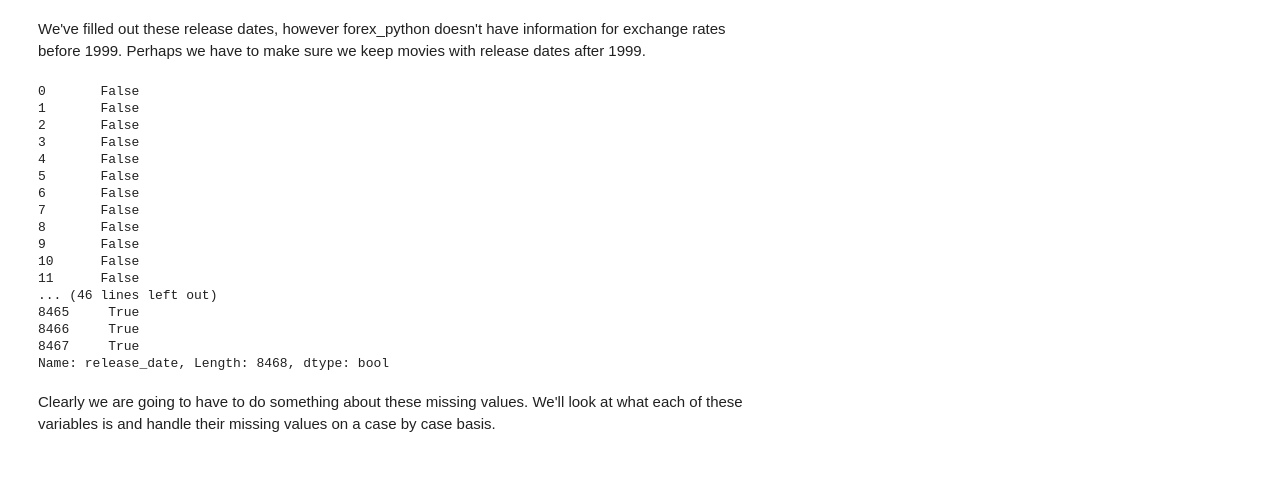
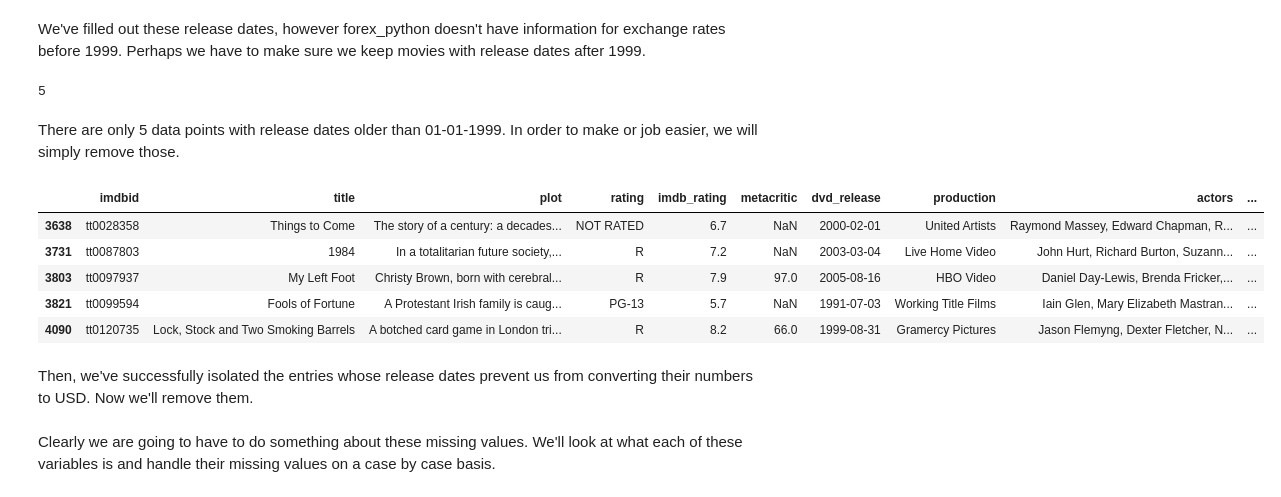
Before and after one commit to devinthai/NBCUniversal, a Jupyter notebook: Data Cleaning.ipynb, the cells around one changed output. Cells and saved outputs as stored; diff of their text form; code cells hidden in the pictures; blank space fills up the shorter version.

Commit message:
Isolated dates that cannot be converted with forex_python

```diff
--- a/Data Cleaning.ipynb
+++ b/Data Cleaning.ipynb
@@ -402,23 +402,24 @@ See the caveats in the documentation: http://pandas.pydata.org/pandas-docs/stabl
 We've filled out these release dates, however forex_python doesn't have information for exchange rates before 1999. Perhaps we have to make sure we keep movies with release dates after 1999.
 # %%
 dates = data[gross.str.contains('GBP')]['release_date']
-data['release_date']>'1999-01-01'
+#sum(data['release_date']<'1999-01-01')
+sum(dates<'1999-01-01')
 #dates.apply(lambda x: c.get_rate('GBP', 'USD', x))
 # %% [output]
-0       False
-1       False
-2       False
-3       False
-4       False
-5       False
-6       False
-7       False
-8       False
-9       False
-10      False
-11      False
-... (46 lines left out)
-8465     True
-8466     True
-8467     True
-Name: release_date, Length: 8468, dtype: bool
+5
+# %% [markdown]
+There are only 5 data points with release dates older than 01-01-1999. In order to make or job easier, we will simply remove those.
+# %%
+gbp_table = data['Box Office Gross'].str.contains('GBP')
+outdated_table = data['release_date']<'1999-01-01'
+outdatedgbp_table = gbp_table*outdated_table
+data[outdatedgbp_table]
+# %% [output]
+|  | imdbid | title | plot | rating | imdb_rating | metacritic | dvd_release | production | actors | ... |
+| 3638 | tt0028358 | Things to Come | The story of a century: a decades... | NOT RATED | 6.7 | NaN | 2000-02-01 | United Artists | Raymond Massey, Edward Chapman, R... | ... |
+| 3731 | tt0087803 | 1984 | In a totalitarian future society,... | R | 7.2 | NaN | 2003-03-04 | Live Home Video | John Hurt, Richard Burton, Suzann... | ... |
+| 3803 | tt0097937 | My Left Foot | Christy Brown, born with cerebral... | R | 7.9 | 97.0 | 2005-08-16 | HBO Video | Daniel Day-Lewis, Brenda Fricker,... | ... |
+| 3821 | tt0099594 | Fools of Fortune | A Protestant Irish family is caug... | PG-13 | 5.7 | NaN | 1991-07-03 | Working Title Films | Iain Glen, Mary Elizabeth Mastran... | ... |
+| 4090 | tt0120735 | Lock, Stock and Two Smoking Barrels | A botched card game in London tri... | R | 8.2 | 66.0 | 1999-08-31 | Gramercy Pictures | Jason Flemyng, Dexter Fletcher, N... | ... |
+# %% [markdown]
+Then, we've successfully isolated the entries whose release dates prevent us from converting their numbers to USD. Now we'll remove them.
```
Also changed, not shown: parts of 2 cells of this notebook.
